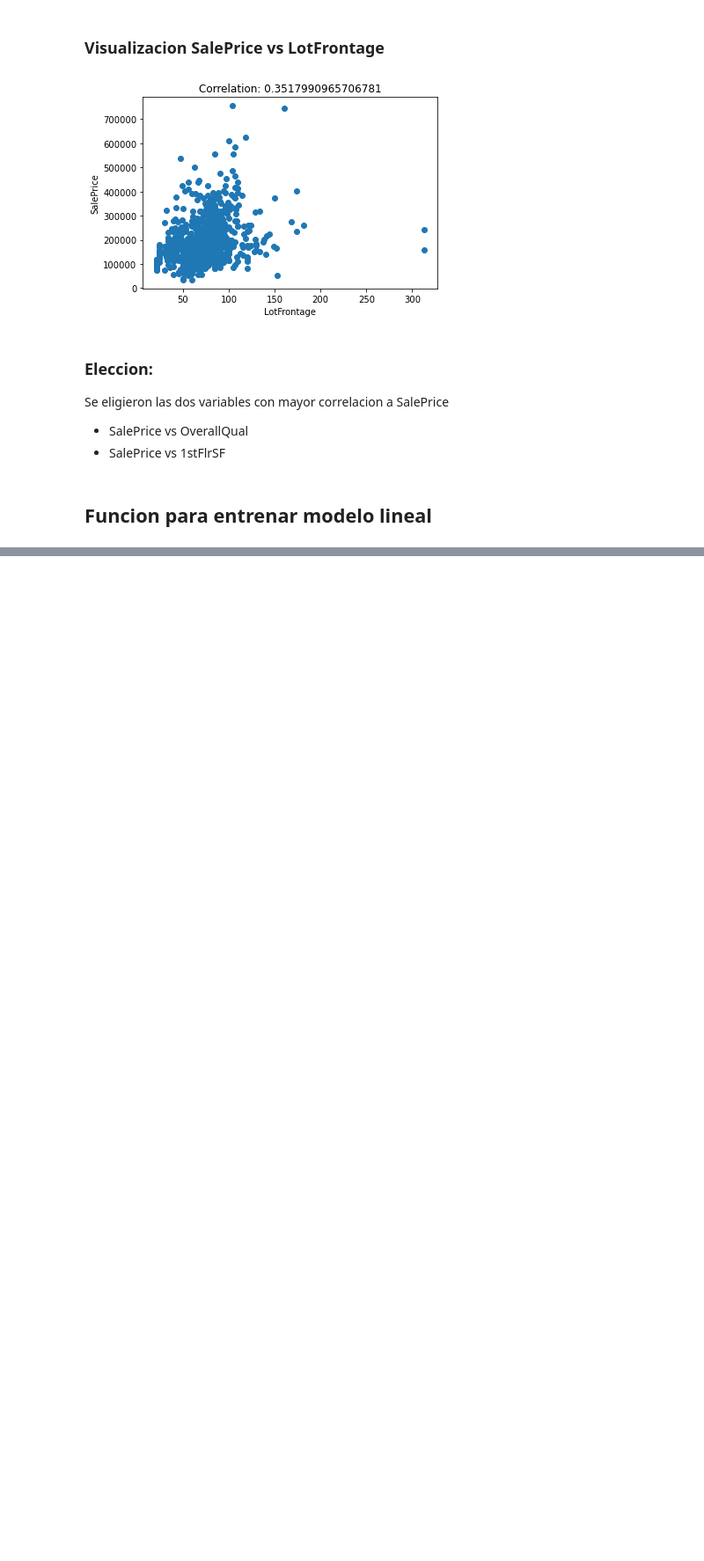
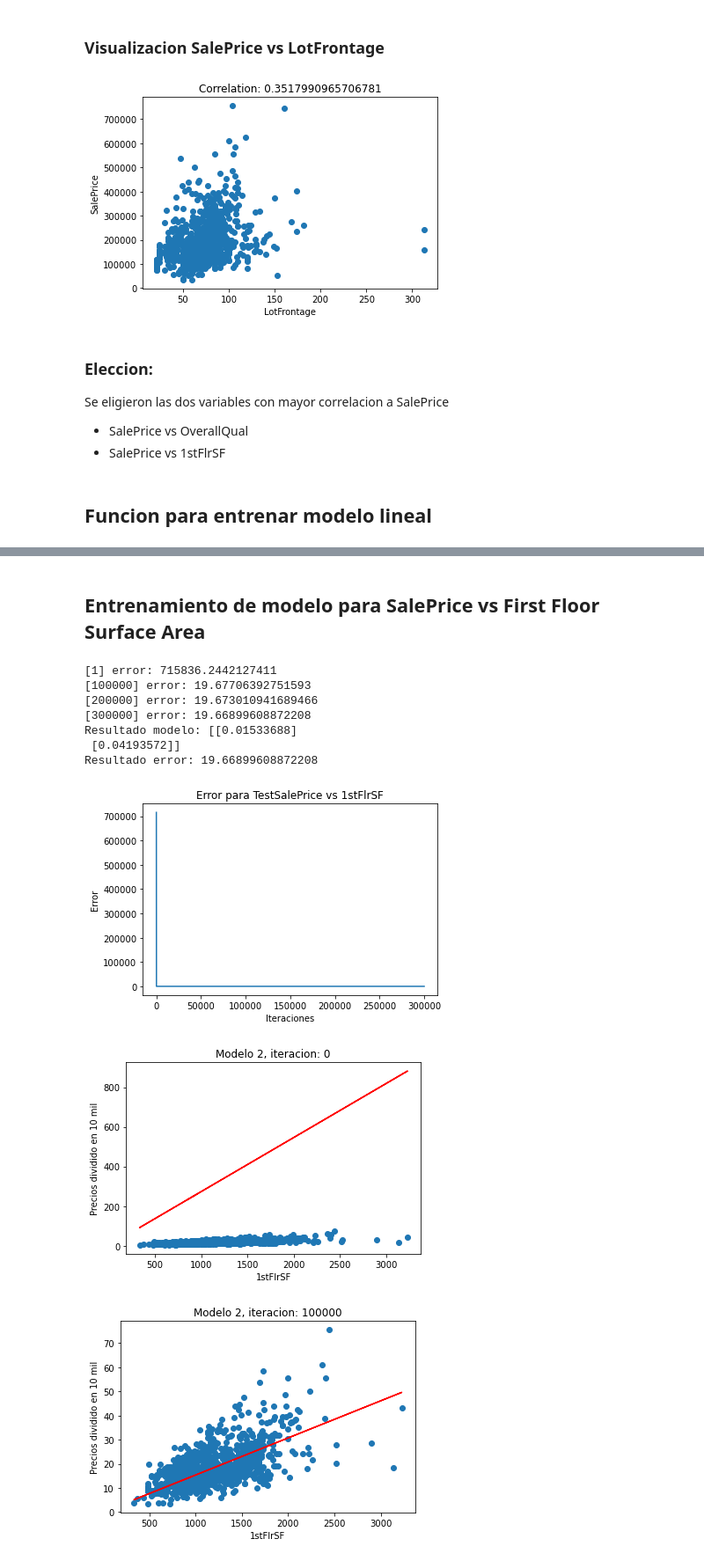
Before and after one commit to alphamander/proyecto_ciencias_de_datos_python, a Jupyter notebook: proyecto_ciencias_de_datos_python.ipynb, the cells around one changed output, grey strips where cells are left out. Shown at 88% size. Saved outputs shown, nothing was run; the diff lists cells and outputs as text; code cells hidden in the pictures; blank space fills up the shorter version.

```diff
--- a/proyecto_ciencias_de_datos_python.ipynb
+++ b/proyecto_ciencias_de_datos_python.ipynb
@@ -211,0 +285,23 @@ m: 1.4163500239197436e+250, b: 1.0970241028432702e+247
+# %% [markdown]
+## Entrenamiento de modelo para SalePrice vs First Floor Surface Area
+# %%
+#y de entrenamiento, convertir a vector escalado 1/10000
+yTestSalePrice = trainingSet[:,0].reshape(-1,1)/10000
+xTest1stFlrSF = trainingSet[:,2].reshape(-1,1)
+modelo2, error2 = entrenarModeloLineal(xTest1stFlrSF,yTestSalePrice,300000,100000, 0.0000005)
+print("Resultado modelo: " + str(modelo2[-1]))
+print("Resultado error: " + str(error2[-1]))
+
+plotError(error2,"Error para TestSalePrice vs 1stFlrSF")
+plotNModel(xTest1stFlrSF,yTestSalePrice,modelo2,100000,"Modelo 2","1stFlrSF")
+# %% [output]
+[1] error: 715836.2442127411
+[100000] error: 19.67706392751593
+[200000] error: 19.673010941689466
+[300000] error: 19.66899608872208
+Resultado modelo: [[0.01533688]
+ [0.04193572]]
+Resultado error: 19.66899608872208
+[figure, added]
+[figure, added]
+[figure, added]
```
Also changed, not shown: parts of 18 cells of this notebook.
